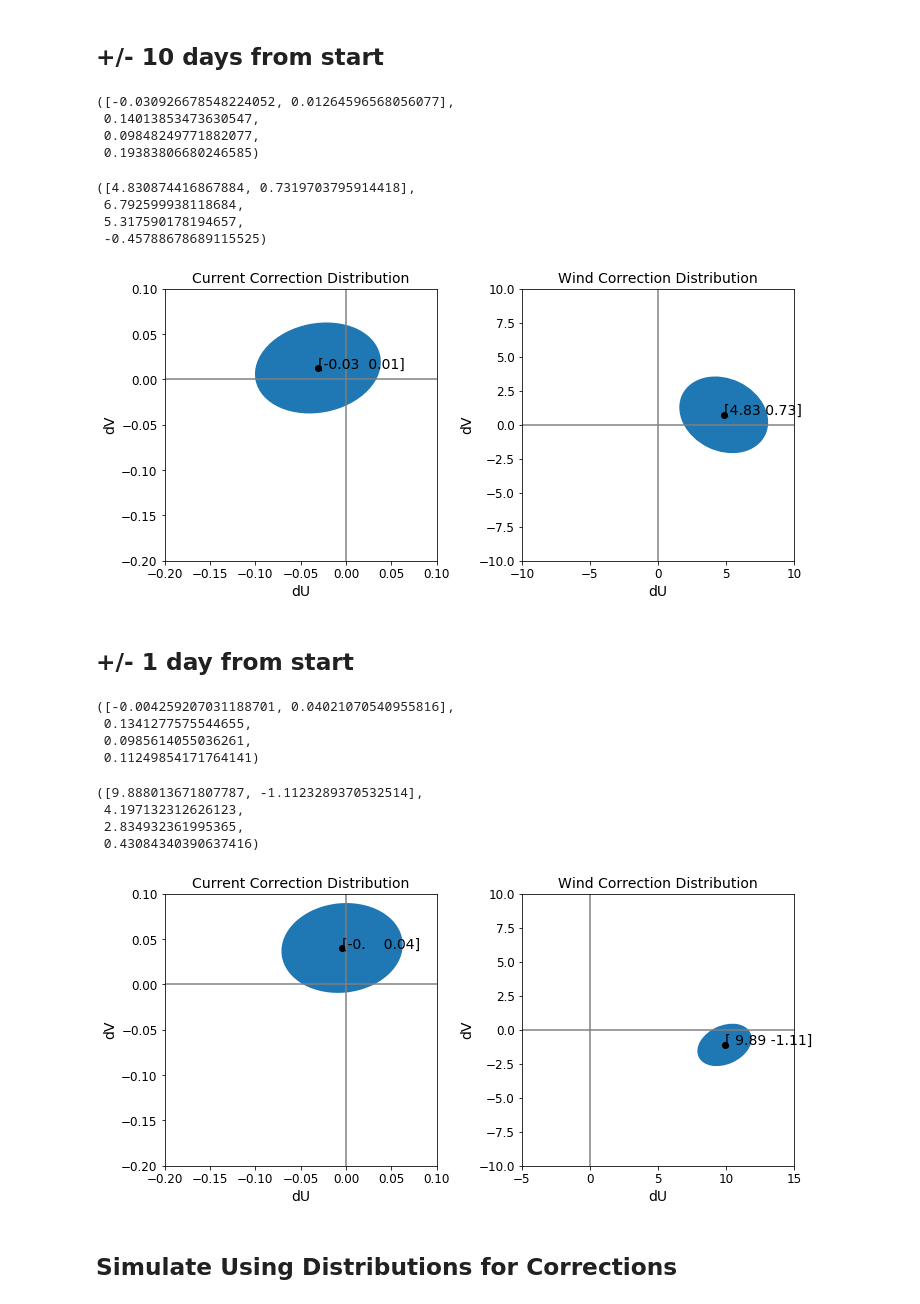
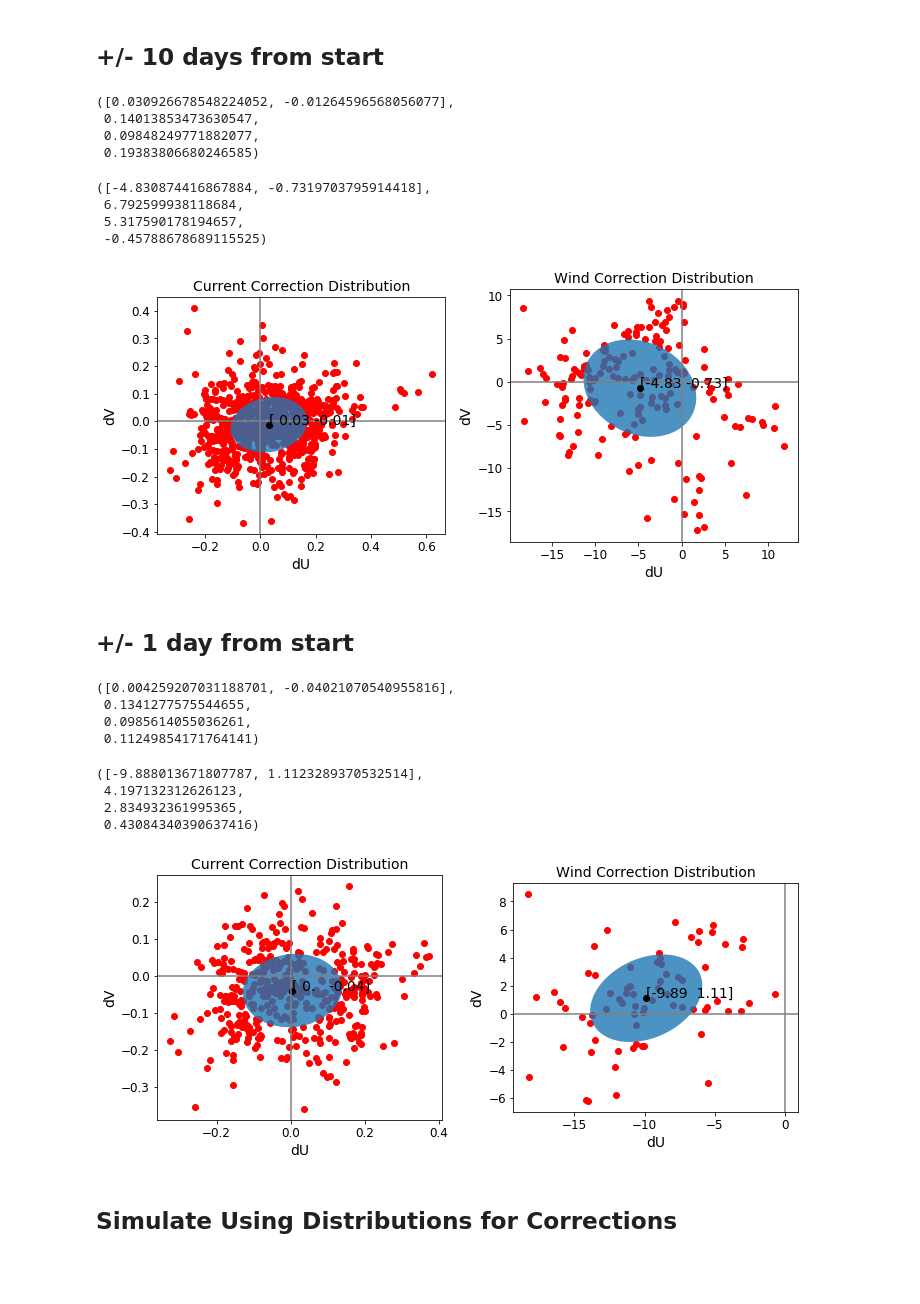
Before and after one commit to jmunroe/IceDEF, a Jupyter notebook: notebooks/ensemble.ipynb, the cells around one changed output. Cells and saved outputs as stored; diff of their text form; code cells hidden in the pictures; blank space fills up the shorter version.

Commit message:
added data to ellipse plots and made quiver plots of the current and wind velocities

```diff
--- a/notebooks/ensemble.ipynb
+++ b/notebooks/ensemble.ipynb
@@ -1,6 +1,7 @@
 # %%
 import numpy as np
 import pandas as pd
+import matplotlib
 import matplotlib.pyplot as plt
 from matplotlib.patches import Ellipse
 from astroML.stats import fit_bivariate_normal, bivariate_normal
@@ -10,7 +11,7 @@ from importlib import reload
 from icedef import drift, metocean, simulator, plot, iceberg, test_case, timesteppers
 from icedef import statoil_arcticnet_data as sd
 
-plt.rcParams['figure.figsize'] = (6, 6)
+#plt.rcParams['figure.figsize'] = (6, 6)
 plot_dir = './plots/'
 data_dir = './data/'
 # %%
@@ -31,7 +32,7 @@ def subset_ds(ds, bounds_by_colname):
         ds = ds.where((ds[colname] >= bounds[0]) & (ds[colname] <= bounds[1]), drop=True)
     return ds
 
-def get_bivariate_distribution(ds, field, time_bounds, latitude_bounds, longitude_bounds):
+def get_bivariate_distribution(ds, field, time_bounds, latitude_bounds, longitude_bounds, return_uv=False):
 
     bounds_by_colname = {'time': time_bounds, 'latitude': latitude_bounds, 'longitude': longitude_bounds}
     sub_ds = subset_ds(ds, bounds_by_colname)
@@ -61,7 +62,11 @@ def get_bivariate_distribution(ds, field, time_bounds, latitude_bounds, longitud
     U2 = df.iu.values
     V2 = df.iv.values
 
-    return fit_bivariate_normal(U2 - U1, V2 - V1)
+    if return_uv:
+        return fit_bivariate_normal(U1 - U2, V1 - V2), [U1, V1, U2, V2]
+
+    else:
+        return fit_bivariate_normal(U1 - U2, V1 - V2)
 # %%
 adcp_ds = sd.get_adcp_ds()
 avos_ds = sd.get_avos_ds()
@@ -75,52 +80,53 @@ latitude_bounds = 40, 60
 longitude_bounds = -55, -50
 bounds_by_colname = {'time': time_bounds, 'latitude': latitude_bounds, 'longitude': longitude_bounds}
 # %%
-current_distribution = get_bivariate_distribution(adcp_ds, metocean.Ocean(time_bounds, model='ECMWF').current,
-                                                 time_bounds, latitude_bounds, longitude_bounds)
+current_distribution, UV = get_bivariate_distribution(adcp_ds, metocean.Ocean(time_bounds, model='ECMWF').current,
+                                                 time_bounds, latitude_bounds, longitude_bounds, return_uv=True)
+Uc1, Vc1, Uc2, Vc2 = UV
 current_distribution
 # %% [output]
-([-0.030926678548224052, 0.01264596568056077],
+([0.030926678548224052, -0.01264596568056077],
  0.14013853473630547,
  0.09848249771882077,
  0.19383806680246585)
 # %%
-wind_distribution = get_bivariate_distribution(avos_ds, metocean.Atmosphere(time_bounds).wind,
-                                                 time_bounds, latitude_bounds, longitude_bounds)
+wind_distribution, UV = get_bivariate_distribution(avos_ds, metocean.Atmosphere(time_bounds).wind,
+                                                 time_bounds, latitude_bounds, longitude_bounds, return_uv=True)
+Uw1, Vw1, Uw2, Vw2 = UV
 wind_distribution
 # %% [output]
-([4.830874416867884, 0.7319703795914418],
+([-4.830874416867884, -0.7319703795914418],
  6.792599938118684,
  5.317590178194657,
  -0.45788678689115525)
 # %%
 fig = plt.figure(figsize=(10, 10))
 i = 0
 for params in [current_distribution, wind_distribution]:
-    ellipse = Ellipse(xy=params[0], width=params[1], height=params[2], angle=np.rad2deg(params[3]))
+    ellipse = Ellipse(xy=params[0], width=2*params[1], height=2*params[2], angle=np.rad2deg(params[3]), alpha=0.8)
     if i == 0:
         ax = fig.add_subplot(121, aspect='equal')
         ax.set_title('Current Correction Distribution')
     else:
         ax = fig.add_subplot(122, aspect='equal')
         ax.set_title('Wind Correction Distribution')
-    ax.add_artist(ellipse)
     ax.axhline(y=0, color='grey')
     ax.axvline(x=0, color='grey')
     ax.scatter(*params[0], color='k', zorder=2)
     ax.annotate(s=f'{np.round(params[0], 2)}', xy=(params[0][0], params[0][1]), fontsize=14)
     if i == 0:
-        ax.set_xlim(-0.2, 0.1)
-        ax.set_ylim(-0.2, 0.1)
+        ax.scatter(Uc1 - Uc2, Vc1 - Vc2, color='r')
+        ax.add_artist(ellipse)
     else:
-        ax.set_xlim(-10, 10)
-        ax.set_ylim(-10, 10)
+        ax.scatter(Uw1 - Uw2, Vw1 - Vw2, color='r')
+        ax.add_artist(ellipse)
     ax.set_xlabel('dU')
     ax.set_ylabel('dV')
     i+=1
 
 fig.tight_layout()
 # %% [output]
-[figure, old version]
+[figure, new version]
 # %% [markdown]
 ## +/- 1 day from start
 # %%
@@ -131,20 +137,22 @@ latitude_bounds = 40, 60
 longitude_bounds = -55, -50
 bounds_by_colname = {'time': time_bounds, 'latitude': latitude_bounds, 'longitude': longitude_bounds}
 # %%
-current_distribution1 = get_bivariate_distribution(adcp_ds, metocean.Ocean(time_bounds).current,
-                                                 time_bounds, latitude_bounds, longitude_bounds)
+current_distribution1, UV = get_bivariate_distribution(adcp_ds, metocean.Ocean(time_bounds, model='ECMWF').current,
+                                                 time_bounds, latitude_bounds, longitude_bounds, return_uv=True)
+Uc1, Vc1, Uc2, Vc2 = UV
 current_distribution1
 # %% [output]
-([-0.004259207031188701, 0.04021070540955816],
+([0.004259207031188701, -0.04021070540955816],
  0.1341277575544655,
  0.0985614055036261,
  0.11249854171764141)
 # %%
-wind_distribution1 = get_bivariate_distribution(avos_ds, metocean.Atmosphere(time_bounds).wind,
-                                                 time_bounds, latitude_bounds, longitude_bounds)
+wind_distribution1, UV = get_bivariate_distribution(avos_ds, metocean.Atmosphere(time_bounds).wind,
+                                                 time_bounds, latitude_bounds, longitude_bounds, return_uv=True)
+Uw1, Vw1, Uw2, Vw2 = UV
 wind_distribution1
 # %% [output]
-([9.888013671807787, -1.1123289370532514],
+([-9.888013671807787, 1.1123289370532514],
  4.197132312626123,
  2.834932361995365,
  0.43084340390637416)
@@ -152,31 +160,30 @@ wind_distribution1
 fig = plt.figure(figsize=(10, 10))
 i = 0
 for params in [current_distribution1, wind_distribution1]:
-    ellipse = Ellipse(xy=params[0], width=params[1], height=params[2], angle=np.rad2deg(params[3]))
+    ellipse = Ellipse(xy=params[0], width=2*params[1], height=2*params[2], angle=np.rad2deg(params[3]), alpha=0.8)
     if i == 0:
         ax = fig.add_subplot(121, aspect='equal')
         ax.set_title('Current Correction Distribution')
     else:
         ax = fig.add_subplot(122, aspect='equal')
         ax.set_title('Wind Correction Distribution')
-    ax.add_artist(ellipse)
     ax.axhline(y=0, color='grey')
     ax.axvline(x=0, color='grey')
     ax.scatter(*params[0], color='k', zorder=2)
     ax.annotate(s=f'{np.round(params[0], 2)}', xy=(params[0][0], params[0][1]), fontsize=14)
     if i == 0:
-        ax.set_xlim(-0.2, 0.1)
-        ax.set_ylim(-0.2, 0.1)
+        ax.scatter(Uc1 - Uc2, Vc1 - Vc2, color='r')
+        ax.add_artist(ellipse)
     else:
-        ax.set_xlim(-5, 15)
-        ax.set_ylim(-10, 10)
+        ax.scatter(Uw1 - Uw2, Vw1 - Vw2, color='r')
+        ax.add_artist(ellipse)
     ax.set_xlabel('dU')
     ax.set_ylabel('dV')
     i+=1
 
 fig.tight_layout()
 # %% [output]
-[figure, old version]
+[figure, new version]
 # %% [markdown]
 ## Simulate Using Distributions for Corrections
 # %%
```
Also changed, not shown: parts of 19 cells of this notebook.
